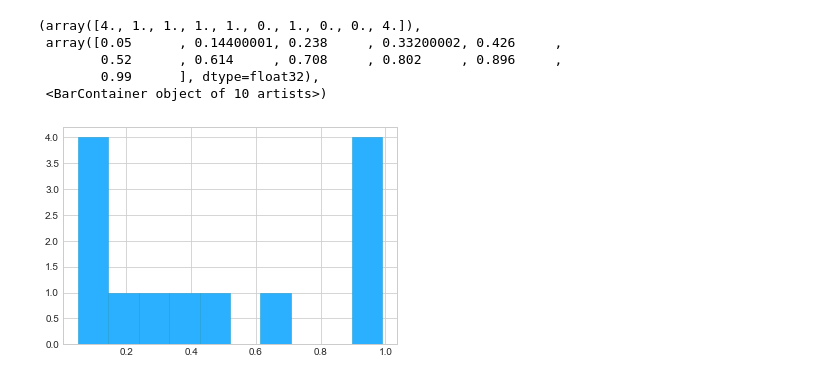
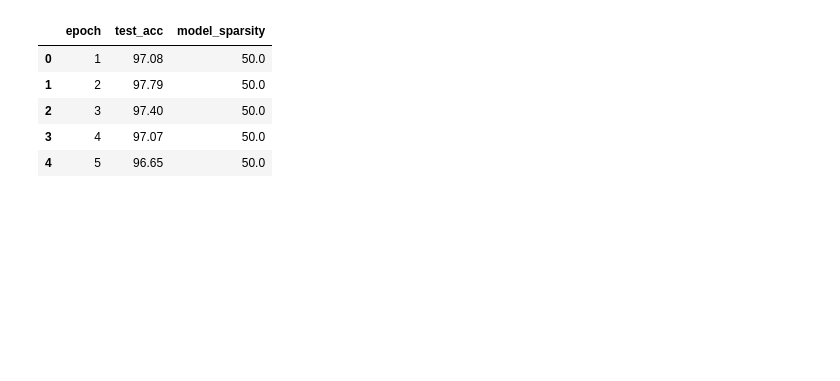
Before and after one commit to ksreenivasan/pruning_is_enough, a Jupyter notebook: plotting_things.ipynb, the cells around one changed output. Saved outputs shown, nothing was run; the diff lists cells and outputs as text; code cells hidden in the pictures; blank space fills up the shorter version.

```diff
--- a/plotting_things.ipynb
+++ b/plotting_things.ipynb
@@ -11,16 +16,33 @@ plt.style.use('seaborn-whitegrid')
 # %%
-x = torch.tensor([0.05, 0.06, 0.07, 0.08, 0.2, 0.3, 0.4, 0.5, 0.7, 0.99, 0.98, 0.97, 0.96])
-x1 = torch.tensor([0.05, 0.06, 0.07, 0.08, 0.2, 0.3, 0.4, 0.5, 0.7, 0.99, 0.98, 0.97, 0.96])
-x2 = torch.tensor([0.05, 0.06, 0.07, 0.08, 0.2, 0.3, 0.4, 0.5, 0.7, 0.99, 0.98, 0.97, 0.96])
-x3 = torch.tensor([0.05, 0.06, 0.07, 0.08, 0.2, 0.3, 0.4, 0.5, 0.7, 0.99, 0.98, 0.97, 0.96])
+# load all the datafiles you want to plot here
+
+df_weight_train = pd.read_csv("results/results_acc_mnist_training.csv")
+df_ep = pd.read_csv("results/results_acc_mnist_ep.csv")
+df_hc = pd.read_csv("results/HC_results_mnist.csv")
+df_hc['model_sparsity'] = df_hc.apply(lambda row: get_avg_sparsity(row), axis=1)
+df_greedy = pd.read_csv("results/plot_data_mnist_greedy.csv")
+# rename columns
+df_greedy.columns = ['train_acc', 'test_acc', 'epoch', 'model_sparsity']
+# df_greedy['sparsity'] = -1
+df_pt_hacky = pd.read_csv("results/results_acc_mnist_pt_hacky_adam.csv")
+df_pt_noreg = pd.read_csv("results/results_acc_mnist_pt_noreg_adam.csv")
+df_pt_reg = pd.read_csv("results/results_acc_mnist_pt_reg_adam.csv")
+
+
+df_list = [df_weight_train, df_ep, df_hc, df_greedy, df_pt_hacky, df_pt_noreg, df_pt_reg]
+
+df_ep.head() # just to make sure it looks fine
+# %% [output]
+|  | epoch | test_acc | model_sparsity |
+| 0 | 1 | 97.08 | 50.0 |
+| 1 | 2 | 97.79 | 50.0 |
+| 2 | 3 | 97.40 | 50.0 |
+| 3 | 4 | 97.07 | 50.0 |
+| 4 | 5 | 96.65 | 50.0 |
 # %%
-y = np.array([0.05, 0.06, 0.07, 0.08, 0.2, 0.3, 0.4, 0.5, 0.7, 0.99, 0.98, 0.97, 0.96])
-plt.hist(x.numpy(), facecolor = '#2ab0ff', edgecolor='#169acf', density=False, linewidth=0.5, bins=10)
+# increasing this makes the curve smoother but less informative
+SMOOTHING_WINDOW=10
+
+for df in df_list:
+    df['test_acc_smooth'] = df.test_acc.rolling(window=10, min_periods=1).mean()
-# %% [output]
-(array([4., 1., 1., 1., 1., 0., 1., 0., 0., 4.]),
- array([0.05      , 0.14400001, 0.238     , 0.33200002, 0.426     ,
-        0.52      , 0.614     , 0.708     , 0.802     , 0.896     ,
-        0.99      ], dtype=float32),
- <BarContainer object of 10 artists>)
-[figure, removed]
 # %%
```
Also changed, not shown: parts of 8 cells of this notebook, 1 other file.
